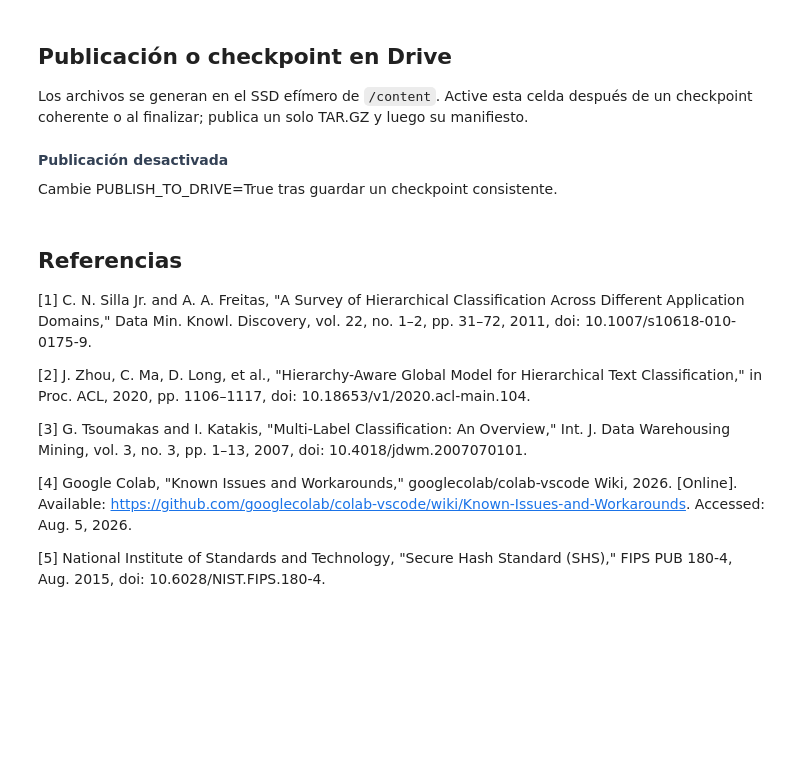
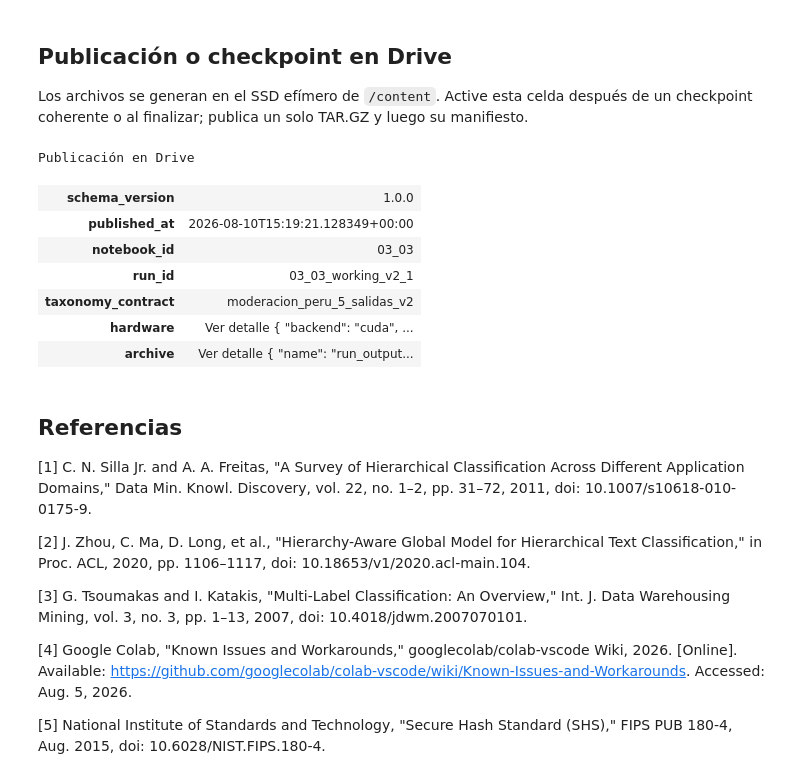
Before and after one commit to lkoc/Trabajo_PLN-MIA-Grupo4, a Jupyter notebook: flujo/03_entrenamiento/03_03_transformer_cascada.ipynb, the cells around one changed output. Cells and saved outputs as stored; diff of their text form; code cells hidden in the pictures; blank space fills up the shorter version.

```diff
--- a/flujo/03_entrenamiento/03_03_transformer_cascada.ipynb
+++ b/flujo/03_entrenamiento/03_03_transformer_cascada.ipynb
@@ -439,19 +490,25 @@ else:
 
 Los archivos se generan en el SSD efímero de `/content`. Active esta celda después de un checkpoint coherente o al finalizar; publica un solo TAR.GZ y luego su manifiesto.
 # %%
-PUBLISH_TO_DRIVE = False
+PUBLISH_TO_DRIVE = True
 if COLAB_CONTEXT is not None and PUBLISH_TO_DRIVE:
     from moderacion_peru.colab import publish_colab_outputs
     show_result('Publicación en Drive', publish_colab_outputs(COLAB_CONTEXT), tone='success')
 elif COLAB_CONTEXT is not None and globals().get('AUTO_PUBLISH_CHECKPOINTS'):
     show_callout('Checkpoint automático activo', 'La recuperación, los checkpoints periódicos, Ctrl+C y cada cierre de campaña ya publican un TAR.GZ atómico en Drive.', tone='success')
 elif COLAB_CONTEXT is not None:
     show_callout('Publicación desactivada', 'Cambie PUBLISH_TO_DRIVE=True tras guardar un checkpoint consistente.', tone='neutral')
 else:
     show_callout('Backend local', 'Los artefactos ya permanecen en el workspace.', tone='success')
 # %% [output]
-Publicación desactivada
-Cambie PUBLISH_TO_DRIVE=True tras guardar un checkpoint consistente.
+Publicación en Drive
+| schema_version | 1.0.0 |
+| published_at | 2026-08-10T15:19:21.128349+00:00 |
+| notebook_id | 03_03 |
+| run_id | 03_03_working_v2_1 |
+| taxonomy_contract | moderacion_peru_5_salidas_v2 |
+| hardware | Ver detalle { "backend": "cuda", ... |
+| archive | Ver detalle { "name": "run_output... |
 # %% [markdown]
 ## Referencias
 
```
Also changed, not shown: parts of 2 cells of this notebook, 1 other file.
